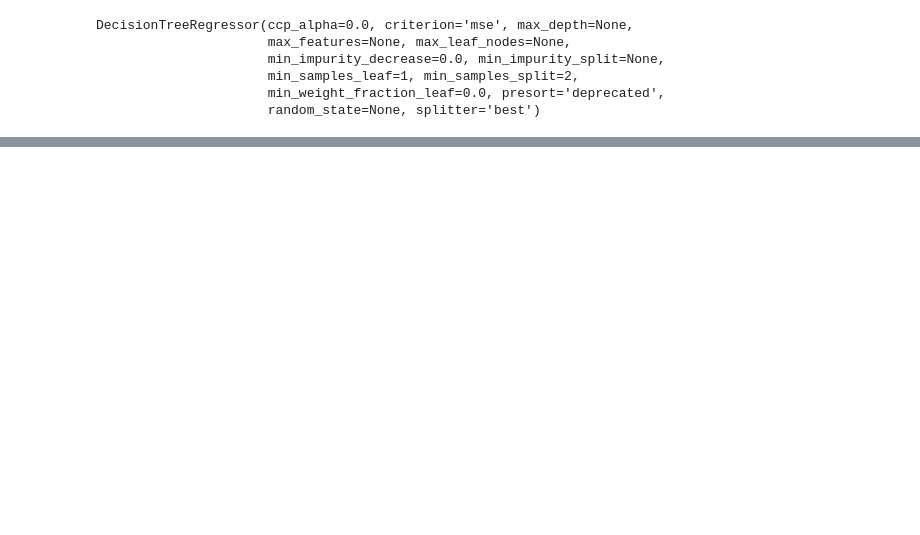
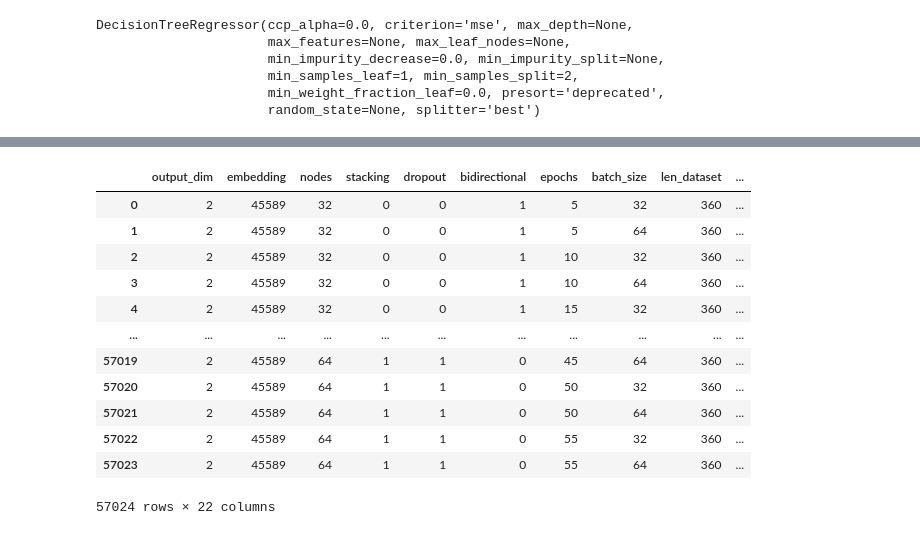
Before and after one commit to spe301/AI-generated-AI, a Jupyter notebook: AI_generated_NLP.ipynb, the cells around one changed output, grey strips where cells are left out. Drawn from its saved outputs; the diff is of its cells as text; code cells hidden in the pictures; blank space fills up the shorter version.

```diff
--- a/AI_generated_NLP.ipynb
+++ b/AI_generated_NLP.ipynb
@@ -361,0 +360,17 @@ NlpGrid
+# %%
+NlpGrid['quality'] = model.predict(NlpGrid)
+NlpGrid
+# %% [output]
+|  | output_dim | embedding | nodes | stacking | dropout | bidirectional | epochs | batch_size | len_dataset | ... |
+| 0 | 2 | 45589 | 32 | 0 | 0 | 1 | 5 | 32 | 360 | ... |
+| 1 | 2 | 45589 | 32 | 0 | 0 | 1 | 5 | 64 | 360 | ... |
+| 2 | 2 | 45589 | 32 | 0 | 0 | 1 | 10 | 32 | 360 | ... |
+| 3 | 2 | 45589 | 32 | 0 | 0 | 1 | 10 | 64 | 360 | ... |
+| 4 | 2 | 45589 | 32 | 0 | 0 | 1 | 15 | 32 | 360 | ... |
+| ... | ... | ... | ... | ... | ... | ... | ... | ... | ... | ... |
+| 57019 | 2 | 45589 | 64 | 1 | 1 | 0 | 45 | 64 | 360 | ... |
+| 57020 | 2 | 45589 | 64 | 1 | 1 | 0 | 50 | 32 | 360 | ... |
+| 57021 | 2 | 45589 | 64 | 1 | 1 | 0 | 50 | 64 | 360 | ... |
+| 57022 | 2 | 45589 | 64 | 1 | 1 | 0 | 55 | 32 | 360 | ... |
+| 57023 | 2 | 45589 | 64 | 1 | 1 | 0 | 55 | 64 | 360 | ... |
+57024 rows × 22 columns
```
Also changed, not shown: parts of 13 cells of this notebook.
